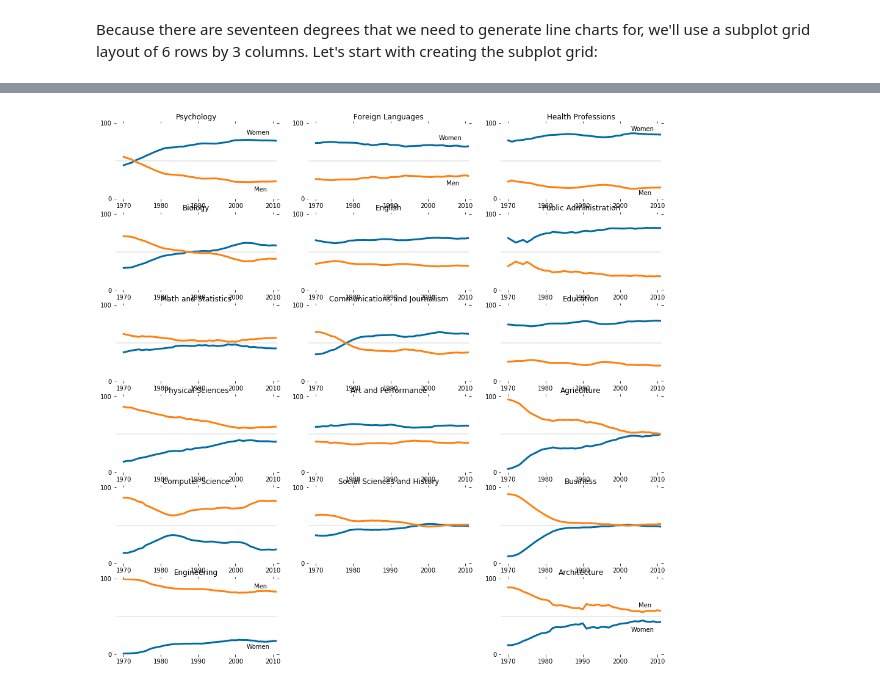
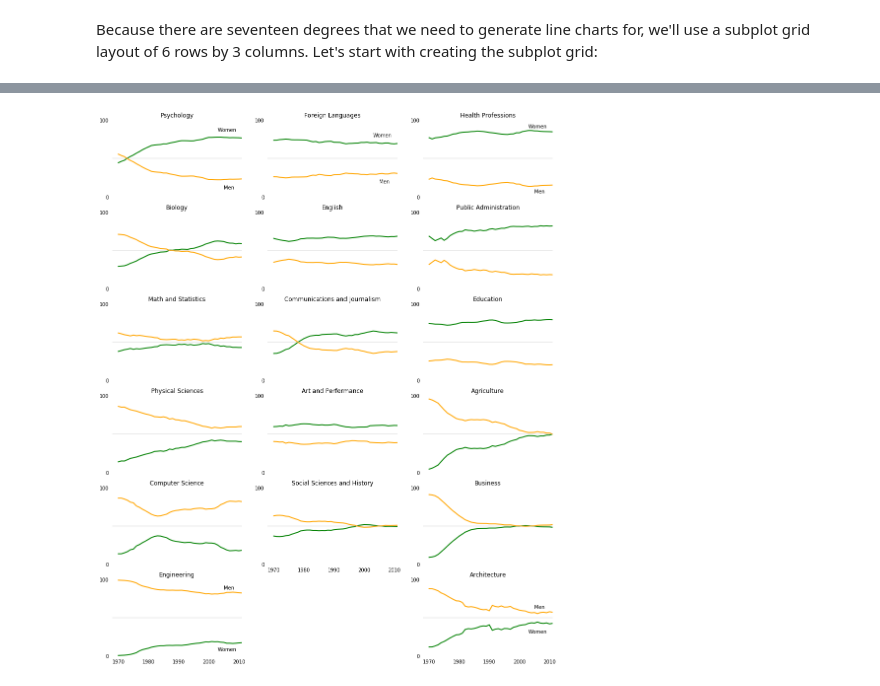
Before and after one commit to pinteck/understanding_gender_gap, a Jupyter notebook: Basics.ipynb, the cells around one changed output, grey strips where cells are left out. Saved outputs shown, nothing was run; the diff lists cells and outputs as text; code cells hidden in the pictures.

```diff
--- a/Basics.ipynb
+++ b/Basics.ipynb
@@ -295,7 +299,7 @@ fig = plt.figure(figsize=(18, 3))
 
 for sp in range(0,6):
     ax = fig.add_subplot(1,6,sp+1)
-    ax.plot(women_degrees['Year'], women_degrees[stem_cats[sp]], c="blue", label='Women', linewidth=2) #Generating line chart for women
+    ax.plot(women_degrees['Year'], women_degrees[stem_cats[sp]], c="green", label='Women', linewidth=2) #Generating line chart for women
     ax.plot(women_degrees['Year'], 100-women_degrees[stem_cats[sp]], c="orange", label='Men', linewidth=2) #Generating line chart for men
     ax.spines["right"].set_visible(False) #setting the plot borders invisible
     ax.spines["left"].set_visible(False) #setting the plot borders invisible
@@ -321,11 +325,11 @@ Let's start with creating the subplot grid:
 # %%
 fig = plt.figure(figsize=(16, 20))
 
-# first column of line charts; stem_cats plots
+# generating first column of line charts; stem degrees
 for sp in range(0,18,3):
     cat_index = int(sp/3)
     ax = fig.add_subplot(6,3,sp+1)
-    ax.plot(women_degrees["Year"], women_degrees[stem_cats[cat_index]], c="blue", label="Women", linewidth=2) #Generating line chart for women
+    ax.plot(women_degrees["Year"], women_degrees[stem_cats[cat_index]], c="green", label="Women", linewidth=2) #Generating line chart for women
     ax.plot(women_degrees["Year"], 100 - women_degrees[stem_cats[cat_index]], c="orange", label="Women", linewidth=2) #Generating line chart for men
     ax.spines["right"].set_visible(False) #setting the plot borders invisible
     ax.spines["bottom"].set_visible(False)
@@ -344,13 +348,13 @@ for sp in range(0,18,3):
         ax.text(2005, 62, 'Men') #Adding text annotation for Men in the bottommost plot.
         ax.text(2001, 35, 'Women') #Adding text annotation for Women in the bottommost plot.
 
-# first column of line charts; lib_arts_cats plots
+# generating second column of line charts; liberal arts degrees
 for sp in range(1,16,3):
     cat_index = int((sp-1)/3)
     ax = fig.add_subplot(6,3,sp+1)
-    ax.plot(women_degrees["Year"], women_degrees[lib_arts_cats[cat_index]], c="blue", label="Women", linewidth=2)
+    ax.plot(women_degrees["Year"], women_degrees[lib_arts_cats[cat_index]], c="green", label="Women", linewidth=2)
     ax.plot(women_degrees["Year"], 100 - women_degrees[lib_arts_cats[cat_index]], c="orange", label="Women", linewidth=2)
-    ax.spines["right"].set_visible(False)
+    ax.spines["right"].set_visible(False) #setting the plot borders invisible
     ax.spines["bottom"].set_visible(False)
     ax.spines["left"].set_visible(False)
     ax.spines["top"].set_visible(False)
@@ -363,13 +367,13 @@ for sp in range(1,16,3):
         ax.text(2003, 78, "Men")
         ax.text(2005, 18,"Women")
 
-# first column of line charts; other_cats
+# generating third column of line charts; other category degrees
 for sp in range(2,20,3):
     cat_index = int((sp-2)/3)
     ax = fig.add_subplot(6,3,sp+1)
-    ax.plot(women_degrees["Year"], women_degrees[other_cats[cat_index]], c=d, label="Women", linewidth=2)
+    ax.plot(women_degrees["Year"], women_degrees[other_cats[cat_index]], c="green", label="Women", linewidth=2)
     ax.plot(women_degrees["Year"], 100 - women_degrees[other_cats[cat_index]], c="orange", label="Women", linewidth=2)
-    ax.spines["right"].set_visible(False)
+    ax.spines["right"].set_visible(False) #setting the plot borders invisible
     ax.spines["bottom"].set_visible(False)
     ax.spines["left"].set_visible(False)
     ax.spines["top"].set_visible(False)
@@ -543,20 +562,22 @@ plt.show()
 # %%
 fig = plt.figure(figsize=(16, 20))
 
-## Generate first column of line charts. STEM degrees.
+# generating first column of line charts; stem degrees
 for sp in range(0,18,3):
     cat_index = int(sp/3)
     ax = fig.add_subplot(6,3,sp+1)
-    ax.plot(women_degrees['Year'], women_degrees[stem_cats[cat_index]], c=cb_dark_blue, label='Women', linewidth=3)
-    ax.plot(women_degrees['Year'], 100-women_degrees[stem_cats[cat_index]], c=cb_orange, label='Men', linewidth=3)
-    for key,spine in ax.spines.items():
-        spine.set_visible(False)
+    ax.plot(women_degrees['Year'], women_degrees[stem_cats[cat_index]], c="green", label='Women', linewidth=2)
+    ax.plot(women_degrees['Year'], 100-women_degrees[stem_cats[cat_index]], c="orange", label='Men', linewidth=2)
+    ax.spines["right"].set_visible(False) #setting the plot borders invisible
+    ax.spines["bottom"].set_visible(False)
+    ax.spines["left"].set_visible(False)
+    ax.spines["top"].set_visible(False)
     ax.set_xlim(1968, 2011)
     ax.set_ylim(0,100)
     ax.set_title(stem_cats[cat_index])
-    ax.tick_params(bottom="off", top="off", left="off", right="off", labelbottom='off')
-    ax.set_yticks([0,100])
-    ax.axhline(50, c=(171/255, 171/255, 171/255), alpha=0.3)
+    ax.tick_params(bottom=False, top=False, left=False, right=False, labelbottom=False) # Disabling x-axis labels
+    ax.set_yticks([0,100]) # Simplifing y-axis labels
+    ax.axhline(50, c=(171/255, 171/255, 171/255), alpha=0.3) # Adding a horizontal line
 
     if cat_index == 0:
         ax.text(2003, 85, 'Women')
@@ -566,50 +587,54 @@ for sp in range(0,18,3):
         ax.text(2003, 7, 'Women')
         ax.tick_params(labelbottom='on')
 
-## Generate second column of line charts. Liberal arts degrees.
+# generating second column of line charts; liberal arts degrees
 for sp in range(1,16,3):
     cat_index = int((sp-1)/3)
     ax = fig.add_subplot(6,3,sp+1)
-    ax.plot(women_degrees['Year'], women_degrees[lib_arts_cats[cat_index]], c=cb_dark_blue, label='Women', linewidth=3)
-    ax.plot(women_degrees['Year'], 100-women_degrees[lib_arts_cats[cat_index]], c=cb_orange, label='Men', linewidth=3)
-    for key,spine in ax.spines.items():
-        spine.set_visible(False)
+    ax.plot(women_degrees['Year'], women_degrees[lib_arts_cats[cat_index]], c="green", label='Women', linewidth=2)
+    ax.plot(women_degrees['Year'], 100-women_degrees[lib_arts_cats[cat_index]], c="orange", label='Men', linewidth=2)
+    ax.spines["right"].set_visible(False) #setting the plot borders invisible
+    ax.spines["bottom"].set_visible(False)
+    ax.spines["left"].set_visible(False)
+    ax.spines["top"].set_visible(False)
     ax.set_xlim(1968, 2011)
     ax.set_ylim(0,100)
     ax.set_title(lib_arts_cats[cat_index])
-    ax.tick_params(bottom="off", top="off", left="off", right="off", labelbottom='off')
-    ax.set_yticks([0,100])
-    ax.axhline(50, c=(171/255, 171/255, 171/255), alpha=0.3)
+    ax.tick_params(bottom=False, top=False, left=False, right=False, labelbottom=False) # Disabling x-axis labels
+    ax.set_yticks([0,100]) # Simplifing y-axis labels
+    ax.axhline(50, c=(171/255, 171/255, 171/255), alpha=0.3) # Adding a horizontal line
 
     if cat_index == 0:
         ax.text(2003, 78, 'Women')
         ax.text(2005, 18, 'Men')
     elif cat_index == 4:
         ax.tick_params(labelbottom='on')
 
-## Generate third column of line charts. Other degrees.
+# generating third column of line charts; other category degrees
 for sp in range(2,20,3):
     cat_index = int((sp-2)/3)
     ax = fig.add_subplot(6,3,sp+1)
-    ax.plot(women_degrees['Year'], women_degrees[other_cats[cat_index]], c=cb_dark_blue, label='Women', linewidth=3)
-    ax.plot(women_degrees['Year'], 100-women_degrees[other_cats[cat_index]], c=cb_orange, label='Men', linewidth=3)
-    for key,spine in ax.spines.items():
-        spine.set_visible(False)
+    ax.plot(women_degrees['Year'], women_degrees[other_cats[cat_index]], c="green", label='Women', linewidth=2)
+    ax.plot(women_degrees['Year'], 100-women_degrees[other_cats[cat_index]], c="orange", label='Men', linewidth=2)
+    ax.spines["right"].set_visible(False) #setting the plot borders invisible
+    ax.spines["bottom"].set_visible(False)
+    ax.spines["left"].set_visible(False)
+    ax.spines["top"].set_visible(False)
     ax.set_xlim(1968, 2011)
     ax.set_ylim(0,100)
     ax.set_title(other_cats[cat_index])
-    ax.tick_params(bottom="off", top="off", left="off", right="off", labelbottom='off')
-    ax.set_yticks([0,100])
-    ax.axhline(50, c=(171/255, 171/255, 171/255), alpha=0.3)
+    ax.tick_params(bottom=False, top=False, left=False, right=False, labelbottom=False) # Disabling x-axis labels
+    ax.set_yticks([0,100]) # Simplifing y-axis labels
+    ax.axhline(50, c=(171/255, 171/255, 171/255), alpha=0.3) # Adding a horizontal line
 
     if cat_index == 0:
         ax.text(2003, 90, 'Women')
         ax.text(2005, 5, 'Men')
     elif cat_index == 5:
         ax.text(2005, 62, 'Men')
         ax.text(2003, 30, 'Women')
         ax.tick_params(labelbottom='on')
 
 plt.show()
 # %% [output]
-[figure, old version]
+[figure, new version]
```
Also changed, not shown: parts of 9 cells of this notebook.
